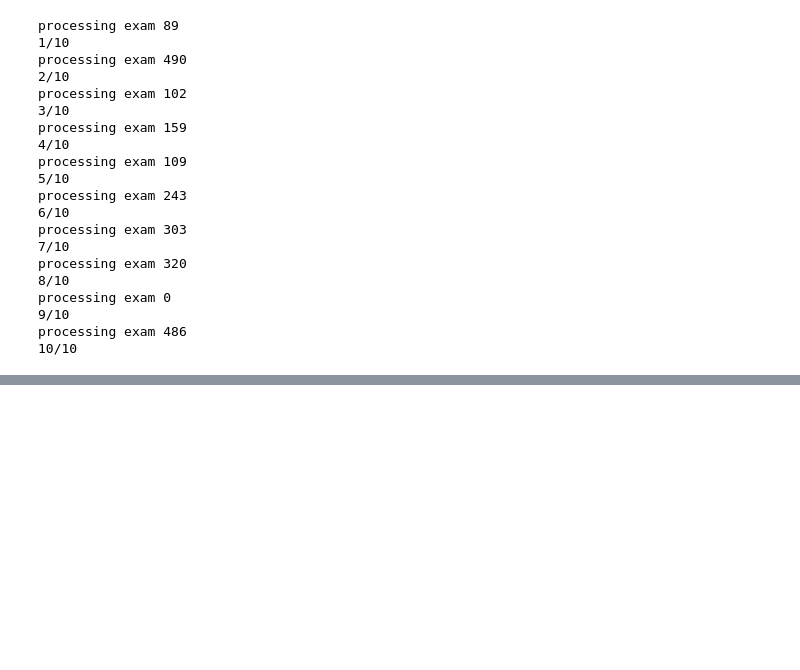
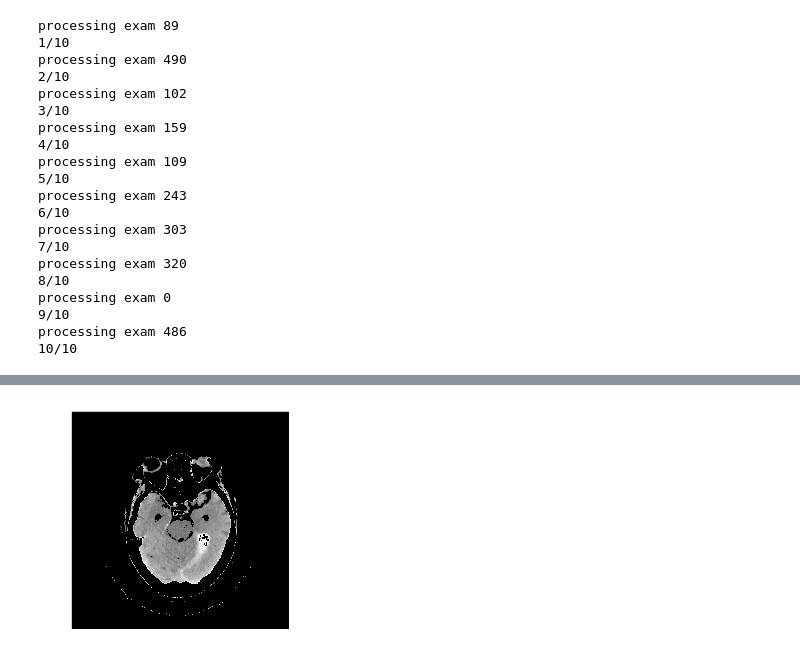
Before and after one commit to PinheiroRodrigo/StrokeDetection, a Jupyter notebook: ProcessImages.ipynb, the cells around one changed output, grey strips where cells are left out. Saved outputs shown, nothing was run; the diff lists cells and outputs as text; code cells hidden in the pictures; blank space fills up the shorter version.

```diff
--- a/ProcessImages.ipynb
+++ b/ProcessImages.ipynb
@@ -55,12 +56,12 @@ def plot_histogram(histogram):
 # %%
 # Remove skull/ventricle pixels (TODO: Optimize this)
 def remove_skull_and_ventricles(img):
-    img[np.where((img >= [250,250,250]).all(axis = 2))] = [0,0,0]
+    img[np.where((img >= [253,253,253]).all(axis = 2))] = [0,0,0]
     img[np.where((img <= [100,100,100]).all(axis = 2))] = [0,0,0]
     return img
 
 def median_filter(img):
-    img = ndimage.median_filter(img, 9)
+    img = ndimage.median_filter(img, 3)
     return img
 
 # Returns image biggest_contour and mask
@@ -79,17 +80,19 @@ def find_biggest_contour(img):
 # Remove soft tissues using biggest contour
 def remove_soft_tissues(img):
     imgray = cv2.cvtColor(img, cv2.COLOR_BGR2GRAY)
-    ret, thresh = cv2.threshold(imgray, 100, 250, 0)
+    ret, thresh = cv2.threshold(imgray, 100, 253, 0)
     biggest_contour, mask = find_biggest_contour(thresh)
-    biggest_contour_image = np.bitwise_and(imgray, mask, mask)
+    mask = cv2.cvtColor(mask, cv2.COLOR_GRAY2BGR)
+    biggest_contour_image = np.bitwise_and(img, mask, mask)
     return biggest_contour_image, imgray
 
 # use threshold to isolate likely areas of bleeding
-def isolate_hemorrhages(img, imgray):
+def isolate_hemorrhages(img):
     # TODO: maybe get a average value for normal cerebral mass pixel color to use on threshold lower limit
     # Global Threshold
-    ret2, thresh = cv2.threshold(img, 140, 250, cv2.THRESH_BINARY)
-    final_image = np.bitwise_and(imgray, thresh, thresh)
+    imgray = cv2.cvtColor(img, cv2.COLOR_BGR2GRAY)
+    ret2, thresh = cv2.threshold(img, 140, 253, cv2.THRESH_BINARY)
+    final_image = np.bitwise_and(img, thresh, thresh)
     return final_image
 
 def process_file(filename, directory):
@@ -97,7 +100,8 @@ def process_file(filename, directory):
     img_no_skull = remove_skull_and_ventricles(img)
     img_median_filter = median_filter(img_no_skull)
     img_no_soft_tissues, imgray = remove_soft_tissues(img_median_filter)
-    final_img = isolate_hemorrhages(img_no_soft_tissues, imgray)
+    # TODO: check final step
+    final_img = isolate_hemorrhages(img_no_soft_tissues)
     return final_img
 
 def process_exam(filelist, i_dir):
@@ -150,0 +162,5 @@ processing exam 486
+# %%
+img_no_skull = remove_skull_and_ventricles(img)
+plot_image(img_no_skull)
+# %% [output]
+[figure, added]
```
Also changed, not shown: parts of 6 cells of this notebook, 4 other files.
